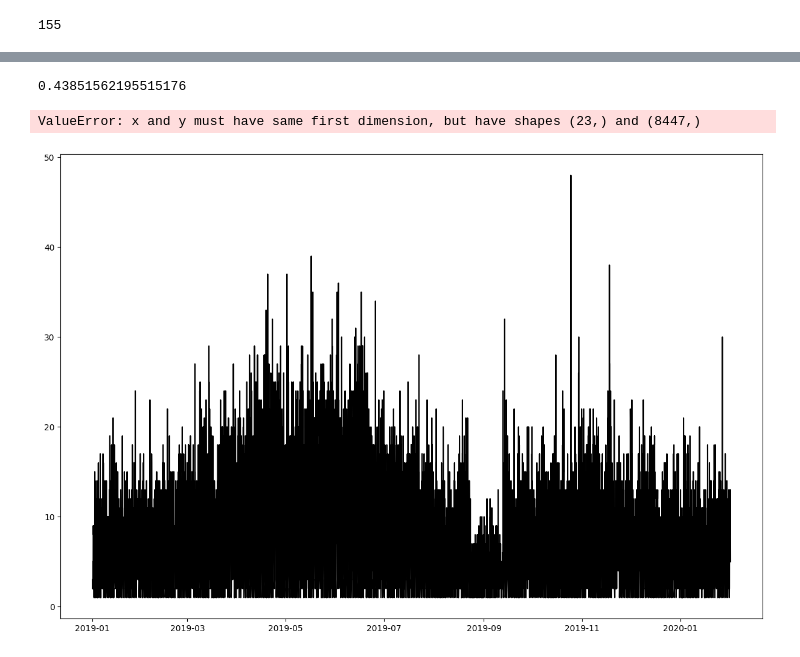
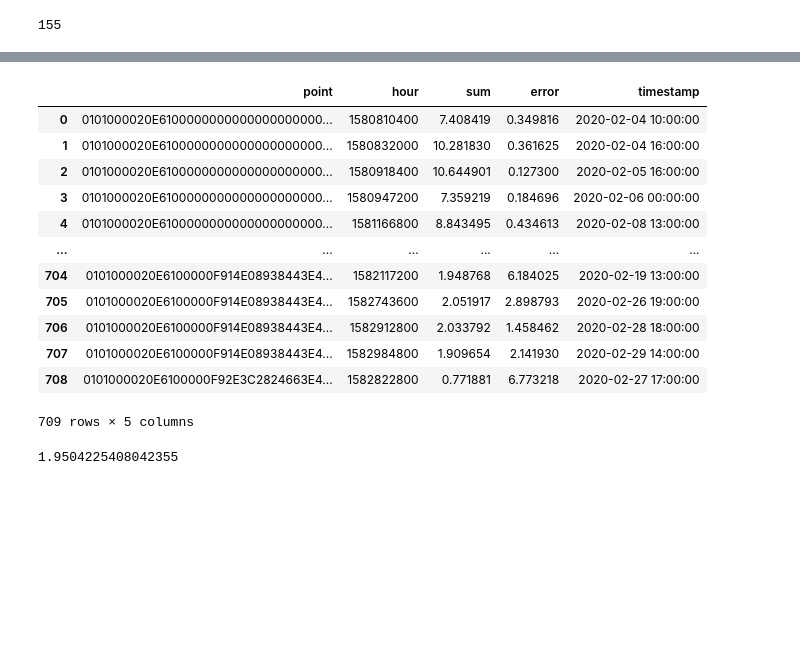
Before and after one commit to AAYamoldin/TrainingPrograms, a Jupyter notebook: Python/ITMO_ Machine_Learning_for_Industrial_Data/Lab1/lab1.ipynb, the cells around one changed output, grey strips where cells are left out. Saved outputs shown, nothing was run; the diff lists cells and outputs as text; code cells hidden in the pictures; blank space fills up the shorter version.

Commit message:
Did the first lab

```diff
--- a/Python/ITMO_ Machine_Learning_for_Industrial_Data/Lab1/lab1.ipynb
+++ b/Python/ITMO_ Machine_Learning_for_Industrial_Data/Lab1/lab1.ipynb
@@ -247,4 +233,0 @@ example_train
-# %%
-example_test = valid_df[valid_df.point == points[0]]
-example_test.sort_values(by=['timestamp'], inplace=True)
-example_test
@@ -328,4 +233,0 @@ Critical Values:
-# %%
-model = ARIMA(example_train.counts, order=(1,1,1))
-results = model.fit()
-results.predict(start=example_test.iloc[0].index, end=example_test.iloc[-1].index, dynamic=False)
@@ -382,3 +233,0 @@ ARIMA(order=(2, 0, 0), scoring_args={}, seasonal_order=(2, 0, 2, 12),
-# %%
-forecast=best_model.predict(n_periods=int(val_df.counts.size), return_conf_int=False)
-forecast
@@ -398,17 +234,42 @@ Length: 847, dtype: float64
-# %%
-np.mean(error(forecast, val_df.counts))
-# %% [output]
-0.43851562195515176
-# %%
-fig = plt.figure(figsize=(15, 10))
-plt.plot(example_train['timestamp'],example_train['counts'] , color = "black")
-plt.plot(example_test['timestamp'],y_pred, color = "red")
-plt.ylabel('Publications')
-plt.xlabel('Date')
-plt.xticks(rotation=45)
-plt.title("Train/Test split for Publications")
-plt.savefig('S.jpg', bbox_inches='tight')
-plt.show()
-# %% [output]
-ValueError: x and y must have same first dimension, but have shapes (23,) and (8447,)
-[figure, removed]
+# %%
+import warnings
+warnings.filterwarnings('ignore')
+predict_df = pd.DataFrame(columns=['point', 'hour', 'sum', 'error', 'timestamp'])
+for point in tqdm(points):
+    example_train = working_df[working_df.point == point]
+    example_train.sort_values(by=['timestamp'], inplace=True, ascending=True)
+    forecasting_range = pd.period_range(start=pd.to_datetime(example_train['timestamp'].iloc[-1]), end='2020-03-1 23:00:00', freq='1H')
+    model = pmdarima.arima.ARIMA(order=(2, 0, 2), seasonal_order=(2, 0, 2, 7))
+    model.fit(example_train['counts'])
+    forecast= model.predict(n_periods=len(forecasting_range), return_conf_int=False)
+    tmp = pd.DataFrame(columns=['point', 'hour', 'sum', 'error', 'timestamp'])
+    tmp['timestamp'] = forecasting_range.to_timestamp()
+    # tmp['hour'] = forecasting_range.to_timestamp()
+    tmp['sum'] = forecast.values
+    tmp['point'] = point
+    tmp['hour'] = (forecasting_range.to_timestamp() - pd.Timestamp("1970-01-01")) // pd.Timedelta('1s')
+    example_test = valid_df[valid_df.point == point]
+    example_test.sort_values(by=['timestamp'], inplace=True)
+    tmp = tmp[tmp.timestamp.isin(example_test.timestamp)]
+    tmp['error'] = error(tmp['sum'].values, example_test['sum'].values)
+    predict_df = pd.concat([predict_df, tmp], ignore_index=True)
+# %%
+predict_df
+# %% [output]
+|  | point | hour | sum | error | timestamp |
+| 0 | 0101000020E6100000000000000000000... | 1580810400 | 7.408419 | 0.349816 | 2020-02-04 10:00:00 |
+| 1 | 0101000020E6100000000000000000000... | 1580832000 | 10.281830 | 0.361625 | 2020-02-04 16:00:00 |
+| 2 | 0101000020E6100000000000000000000... | 1580918400 | 10.644901 | 0.127300 | 2020-02-05 16:00:00 |
+| 3 | 0101000020E6100000000000000000000... | 1580947200 | 7.359219 | 0.184696 | 2020-02-06 00:00:00 |
+| 4 | 0101000020E6100000000000000000000... | 1581166800 | 8.843495 | 0.434613 | 2020-02-08 13:00:00 |
+| ... | ... | ... | ... | ... | ... |
+| 704 | 0101000020E6100000F914E08938443E4... | 1582117200 | 1.948768 | 6.184025 | 2020-02-19 13:00:00 |
+| 705 | 0101000020E6100000F914E08938443E4... | 1582743600 | 2.051917 | 2.898793 | 2020-02-26 19:00:00 |
+| 706 | 0101000020E6100000F914E08938443E4... | 1582912800 | 2.033792 | 1.458462 | 2020-02-28 18:00:00 |
+| 707 | 0101000020E6100000F914E08938443E4... | 1582984800 | 1.909654 | 2.141930 | 2020-02-29 14:00:00 |
+| 708 | 0101000020E6100000F92E3C2824663E4... | 1582822800 | 0.771881 | 6.773218 | 2020-02-27 17:00:00 |
+709 rows × 5 columns
+# %%
+predict_df.error.mean()
+# %% [output]
+1.9504225408042355
```
Also changed, not shown: parts of 16 cells of this notebook, 2 other files.
